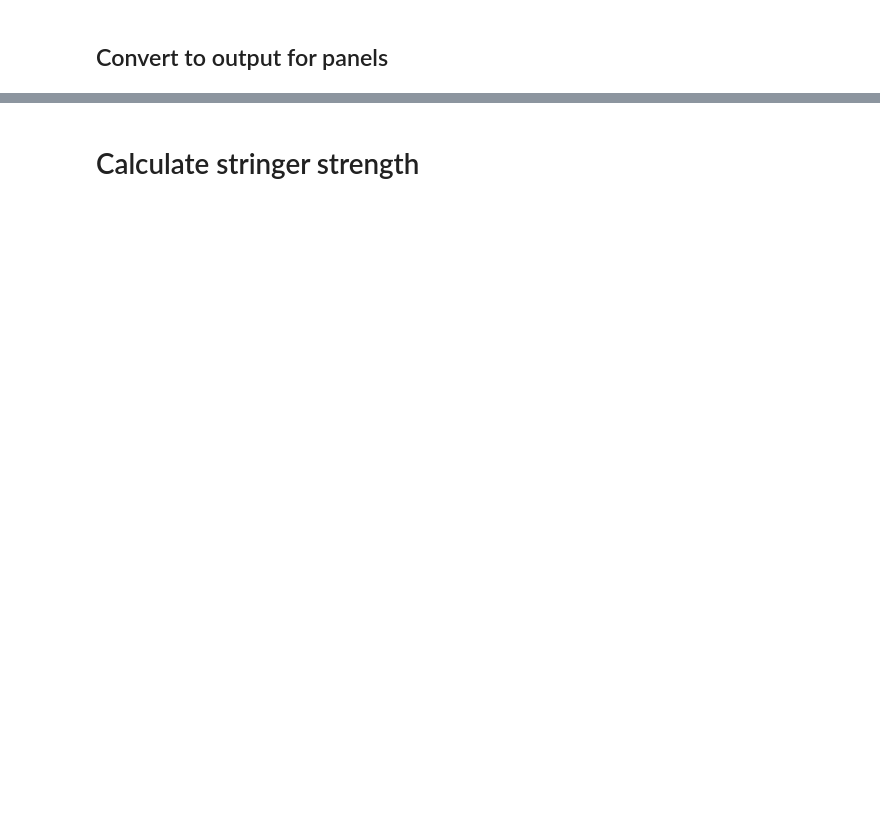
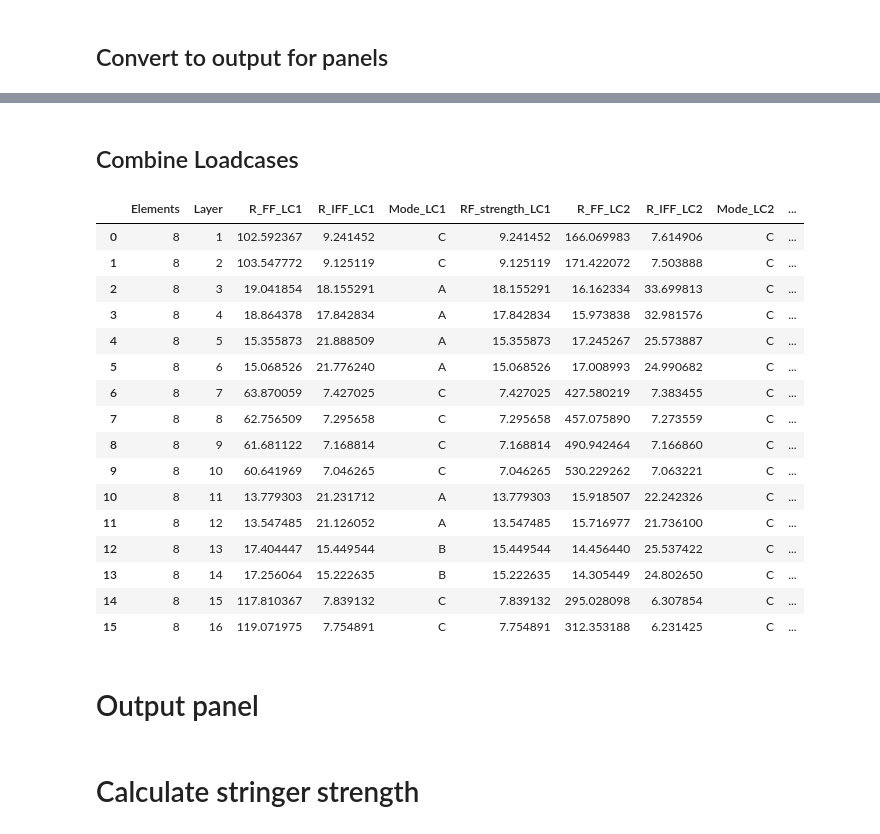
Before and after one commit to fabianober/tum-ase-project-2025-2, a Jupyter notebook: Notebooks/Strength_analysis.ipynb, the cells around one changed output, grey strips where cells are left out. Cells and saved outputs as stored; diff of their text form; code cells hidden in the pictures; blank space fills up the shorter version.

```diff
--- a/Notebooks/Strength_analysis.ipynb
+++ b/Notebooks/Strength_analysis.ipynb
@@ -171,0 +186,16 @@ PlyStressesPanelLC1
+# %%
+# Loadcase 1
+PlyStressesPanelLC1 = PlyStressesPanelLC1.rename(columns={'RF_FF':'R_FF_LC1', 'RF_IFF':'R_IFF_LC1', 'Mode':'Mode_LC1', 'RF_strength':'RF_strength_LC1'})
+PlyStressesPanelLC1 = PlyStressesPanelLC1.reset_index()
+PlyStressesPanelLC1 = PlyStressesPanelLC1.drop(columns=['index', 'Loadcase'])
+
+# Loadcase 2
+PlyStressesPanelLC2 = PlyStressesPanelLC2.rename(columns={'RF_FF':'R_FF_LC2', 'RF_IFF':'R_IFF_LC2', 'Mode':'Mode_LC2', 'RF_strength':'RF_strength_LC2'})
+PlyStressesPanelLC2 = PlyStressesPanelLC2.reset_index()
+PlyStressesPanelLC2 = PlyStressesPanelLC2.drop(columns=['index', 'Loadcase'])
+
+#Loadcase 3
+PlyStressesPanelLC3 = PlyStressesPanelLC3.rename(columns={'RF_FF':'R_FF_LC3', 'RF_IFF':'R_IFF_LC3', 'Mode':'Mode_LC3', 'RF_strength':'RF_strength_LC3'})
+PlyStressesPanelLC3 = PlyStressesPanelLC3.reset_index()
+PlyStressesPanelLC3 = PlyStressesPanelLC3.drop(columns=['index', 'Loadcase'])
+PlyStressesPanelLC1
@@ -171,0 +220,26 @@ PlyStressesPanelLC1
+# %% [markdown]
+## Combine Loadcases
+# %%
+PlyStressesPanel = PlyStressesPanelLC1.merge(PlyStressesPanelLC2, on=['Elements', 'Layer'], suffixes=('_LC1', '_LC2'))
+PlyStressesPanel = PlyStressesPanel.merge(PlyStressesPanelLC3, on=['Elements', 'Layer'])
+PlyStressesPanel
+# %% [output]
+|  | Elements | Layer | R_FF_LC1 | R_IFF_LC1 | Mode_LC1 | RF_strength_LC1 | R_FF_LC2 | R_IFF_LC2 | Mode_LC2 | ... |
+| 0 | 8 | 1 | 102.592367 | 9.241452 | C | 9.241452 | 166.069983 | 7.614906 | C | ... |
+| 1 | 8 | 2 | 103.547772 | 9.125119 | C | 9.125119 | 171.422072 | 7.503888 | C | ... |
+| 2 | 8 | 3 | 19.041854 | 18.155291 | A | 18.155291 | 16.162334 | 33.699813 | C | ... |
+| 3 | 8 | 4 | 18.864378 | 17.842834 | A | 17.842834 | 15.973838 | 32.981576 | C | ... |
+| 4 | 8 | 5 | 15.355873 | 21.888509 | A | 15.355873 | 17.245267 | 25.573887 | C | ... |
+| 5 | 8 | 6 | 15.068526 | 21.776240 | A | 15.068526 | 17.008993 | 24.990682 | C | ... |
+| 6 | 8 | 7 | 63.870059 | 7.427025 | C | 7.427025 | 427.580219 | 7.383455 | C | ... |
+| 7 | 8 | 8 | 62.756509 | 7.295658 | C | 7.295658 | 457.075890 | 7.273559 | C | ... |
+| 8 | 8 | 9 | 61.681122 | 7.168814 | C | 7.168814 | 490.942464 | 7.166860 | C | ... |
+| 9 | 8 | 10 | 60.641969 | 7.046265 | C | 7.046265 | 530.229262 | 7.063221 | C | ... |
+| 10 | 8 | 11 | 13.779303 | 21.231712 | A | 13.779303 | 15.918507 | 22.242326 | C | ... |
+| 11 | 8 | 12 | 13.547485 | 21.126052 | A | 13.547485 | 15.716977 | 21.736100 | C | ... |
+| 12 | 8 | 13 | 17.404447 | 15.449544 | B | 15.449544 | 14.456440 | 25.537422 | C | ... |
+| 13 | 8 | 14 | 17.256064 | 15.222635 | B | 15.222635 | 14.305449 | 24.802650 | C | ... |
+| 14 | 8 | 15 | 117.810367 | 7.839132 | C | 7.839132 | 295.028098 | 6.307854 | C | ... |
+| 15 | 8 | 16 | 119.071975 | 7.754891 | C | 7.754891 | 312.353188 | 6.231425 | C | ... |
+# %% [markdown]
+# Output panel
```
Also changed, not shown: parts of 7 cells of this notebook.
